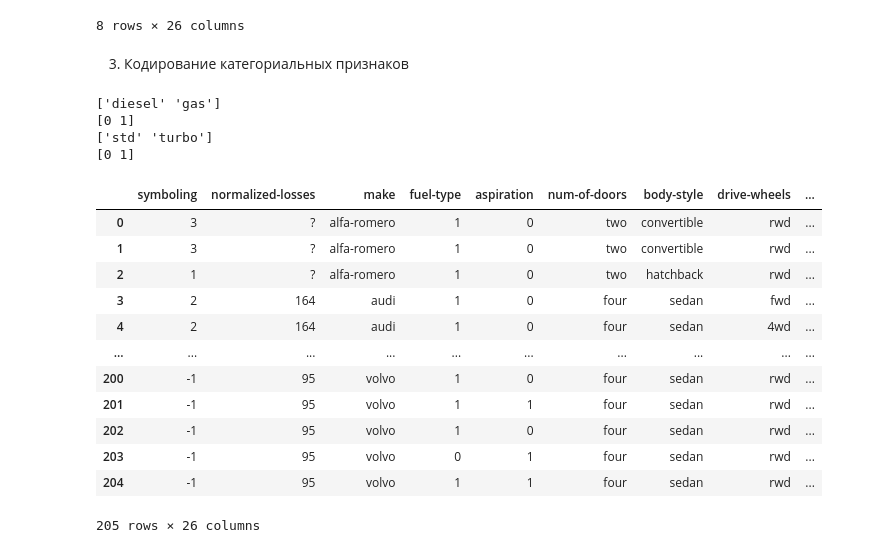
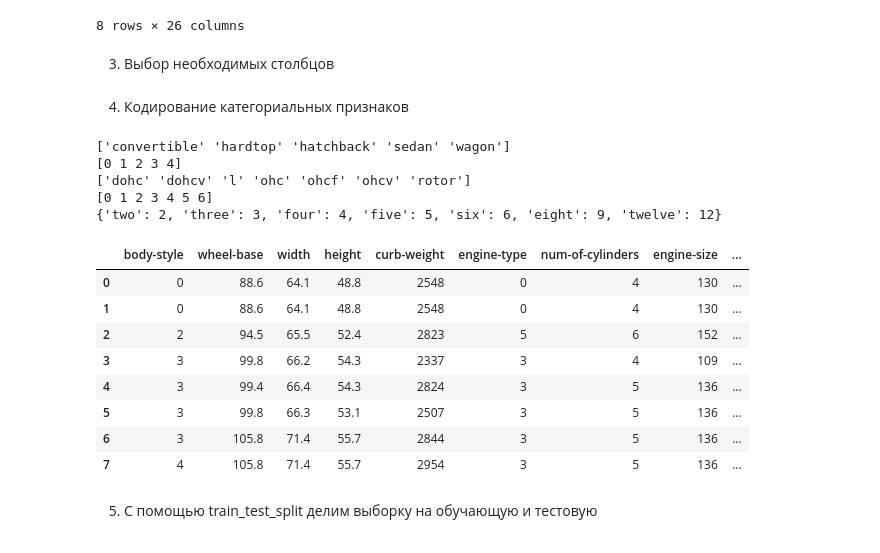
Before and after one commit to HlupHlyp/MLtech, a Jupyter notebook: lab3.ipynb, the cells around one changed output. Cells and saved outputs as stored; diff of their text form; code cells hidden in the pictures.

```diff
--- a/lab3.ipynb
+++ b/lab3.ipynb
@@ -52,35 +58,48 @@ dtype: int64
 | 6 | 1 | 158 | audi | gas | std | four | sedan | fwd | ... |
 | 7 | 1 | ? | audi | gas | std | four | wagon | fwd | ... |
 8 rows × 26 columns
+# %% [markdown]
+3. Выбор необходимых столбцов
+# %%
+#cars_nec = cars["body-style","wheel_base", "width", "height", "curbe_weight", "engine_type", "num-of-cylinders", "bore", "fuel_system", "engine-size", "horse_power"]
+cars_nec = cars[["body-style","wheel-base", "width", "height", "curb-weight", "engine-type", "num-of-cylinders", "engine-size", "horsepower"]]
 # %% [markdown]
-3. Кодирование категориальных признаков
+4. Кодирование категориальных признаков
 # %%
-def encode(frame:pd.DataFrame, col_name:str) -> pd.DataFrame:
-    cat_enc = pd.DataFrame({'c':frame[col_name]})
-    le = LabelEncoder()
-    cat_enc_le = le.fit_transform(cat_enc['c'])
-    count_arr = [i for i in range(0, len(cat_enc['c'].unique()))]
-    print(le.inverse_transform(count_arr))
-    print(np.unique(cat_enc_le))
-    frame[col_name] = cat_enc_le
-    return frame
-encode(cars, "fuel-type")
-encode(cars, "aspiration")
+def encode(frame:pd.DataFrame, col_name:str, type: str, maps: dict) -> pd.DataFrame:
+    res_frame = frame.copy()
+    if type != "label" and type != "map":
+        raise AssertionError
+    elif type == "label":
+        cat_enc = pd.DataFrame({'c':frame[col_name]})
+        le = LabelEncoder()
+        cat_enc_le = le.fit_transform(cat_enc['c'])
+        count_arr = [i for i in range(0, len(cat_enc['c'].unique()))]
+        print(le.inverse_transform(count_arr))
+        print(np.unique(cat_enc_le))
+        res_frame[col_name] = cat_enc_le
+    else:
+        print(maps)
+        res_frame[col_name] = cars_nec[col_name].map(maps)
+    return res_frame
+cols_of_cats = [("body-style", "label", {}), ("engine-type", "label", {}),  ("num-of-cylinders", "map", {'two':2, "three": 3, "four": 4, "five": 5, "six":6, "eight": 9, "twelve": 12})]
+for col in cols_of_cats:
+    cars_nec = encode(cars_nec, col[0],col[1], col[2] )
+cars_nec.head(8)
 # %% [output]
-['diesel' 'gas']
-[0 1]
-['std' 'turbo']
-[0 1]
+['convertible' 'hardtop' 'hatchback' 'sedan' 'wagon']
+[0 1 2 3 4]
+['dohc' 'dohcv' 'l' 'ohc' 'ohcf' 'ohcv' 'rotor']
+[0 1 2 3 4 5 6]
+{'two': 2, 'three': 3, 'four': 4, 'five': 5, 'six': 6, 'eight': 9, 'twelve': 12}
-|  | symboling | normalized-losses | make | fuel-type | aspiration | num-of-doors | body-style | drive-wheels | ... |
-| 0 | 3 | ? | alfa-romero | 1 | 0 | two | convertible | rwd | ... |
-| 1 | 3 | ? | alfa-romero | 1 | 0 | two | convertible | rwd | ... |
-| 2 | 1 | ? | alfa-romero | 1 | 0 | two | hatchback | rwd | ... |
-| 3 | 2 | 164 | audi | 1 | 0 | four | sedan | fwd | ... |
-| 4 | 2 | 164 | audi | 1 | 0 | four | sedan | 4wd | ... |
-| ... | ... | ... | ... | ... | ... | ... | ... | ... | ... |
-| 200 | -1 | 95 | volvo | 1 | 0 | four | sedan | rwd | ... |
-| 201 | -1 | 95 | volvo | 1 | 1 | four | sedan | rwd | ... |
-| 202 | -1 | 95 | volvo | 1 | 0 | four | sedan | rwd | ... |
-| 203 | -1 | 95 | volvo | 0 | 1 | four | sedan | rwd | ... |
-| 204 | -1 | 95 | volvo | 1 | 1 | four | sedan | rwd | ... |
+|  | body-style | wheel-base | width | height | curb-weight | engine-type | num-of-cylinders | engine-size | ... |
+| 0 | 0 | 88.6 | 64.1 | 48.8 | 2548 | 0 | 4 | 130 | ... |
+| 1 | 0 | 88.6 | 64.1 | 48.8 | 2548 | 0 | 4 | 130 | ... |
+| 2 | 2 | 94.5 | 65.5 | 52.4 | 2823 | 5 | 6 | 152 | ... |
+| 3 | 3 | 99.8 | 66.2 | 54.3 | 2337 | 3 | 4 | 109 | ... |
+| 4 | 3 | 99.4 | 66.4 | 54.3 | 2824 | 3 | 5 | 136 | ... |
+| 5 | 3 | 99.8 | 66.3 | 53.1 | 2507 | 3 | 5 | 136 | ... |
+| 6 | 3 | 105.8 | 71.4 | 55.7 | 2844 | 3 | 5 | 136 | ... |
+| 7 | 4 | 105.8 | 71.4 | 55.7 | 2954 | 3 | 5 | 136 | ... |
-205 rows × 26 columns
+# %% [markdown]
+5. С помощью train_test_split делим выборку на обучающую и тестовую
```
Also changed, not shown: parts of 5 cells of this notebook.
